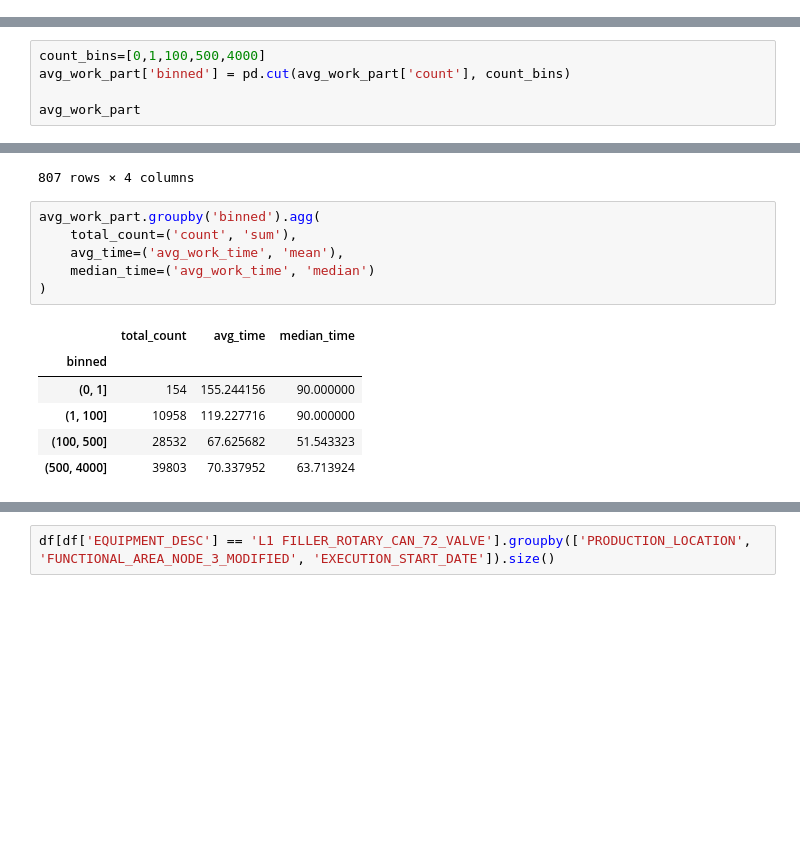
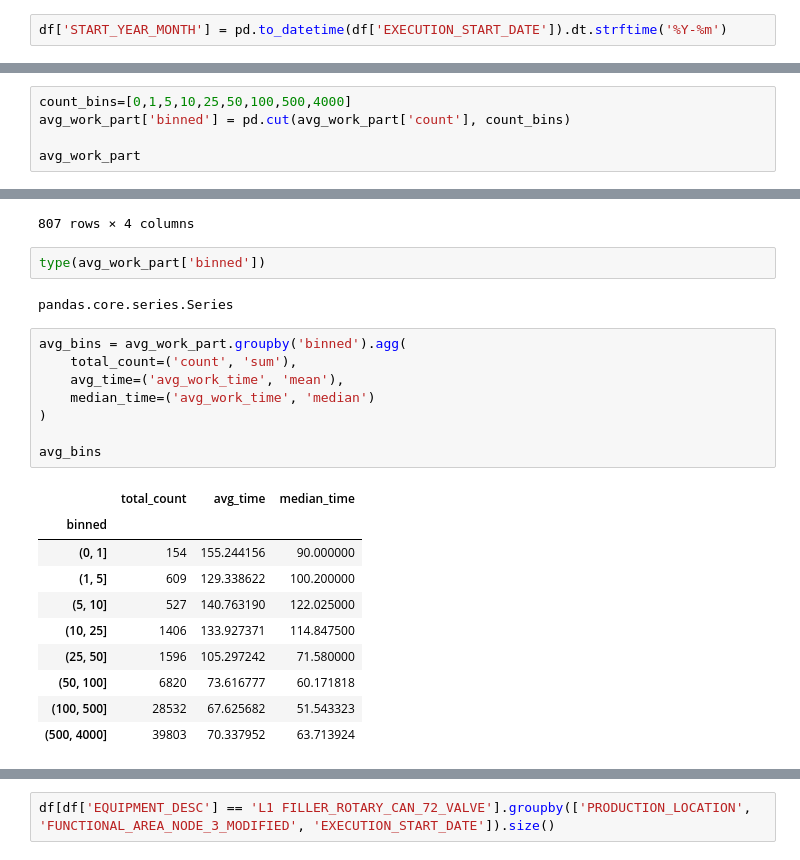
Before and after one commit to griffin-brown-95/GLB-Capstone-2, a Jupyter notebook: eda.ipynb, the cells around one changed output, grey strips where cells are left out. Saved outputs shown, nothing was run; the diff lists cells and outputs as text; blank space fills up the shorter version.

```diff
--- a/eda.ipynb
+++ b/eda.ipynb
@@ -114,3 +114,5 @@ Data columns (total 25 columns):
  24  EQUIP_VALID_TO                   0 non-null        datetime64[ns]
 dtypes: datetime64[ns](7), float64(3), int64(1), object(14)
 memory usage: 272.2+ MB
+# %%
+df['START_YEAR_MONTH'] = pd.to_datetime(df['EXECUTION_START_DATE']).dt.strftime('%Y-%m')
@@ -346,7 +357,7 @@ avg_work_part
 | 806 | L3 LINEAR ACTUATOR #3 | 1 | 120.000000 |
 807 rows × 3 columns
 # %%
-count_bins=[0,1,100,500,4000]
+count_bins=[0,1,5,10,25,50,100,500,4000]
 avg_work_part['binned'] = pd.cut(avg_work_part['count'], count_bins)
 
 avg_work_part
@@ -364,16 +375,26 @@ avg_work_part
 | 805 | L10 WRAPPER_STRETCH_LANTECH_EAST | 1 | 24.000000 | (0, 1] |
 | 806 | L3 LINEAR ACTUATOR #3 | 1 | 120.000000 | (0, 1] |
 807 rows × 4 columns
+# %%
+type(avg_work_part['binned'])
+# %% [output]
+pandas.core.series.Series
 # %%
-avg_work_part.groupby('binned').agg(
+avg_bins = avg_work_part.groupby('binned').agg(
     total_count=('count', 'sum'),
     avg_time=('avg_work_time', 'mean'),
     median_time=('avg_work_time', 'median')
 )
+
+avg_bins
 # %% [output]
 |  | total_count | avg_time | median_time |
 | binned |  |  |  |
 | (0, 1] | 154 | 155.244156 | 90.000000 |
-| (1, 100] | 10958 | 119.227716 | 90.000000 |
+| (1, 5] | 609 | 129.338622 | 100.200000 |
+| (5, 10] | 527 | 140.763190 | 122.025000 |
+| (10, 25] | 1406 | 133.927371 | 114.847500 |
+| (25, 50] | 1596 | 105.297242 | 71.580000 |
+| (50, 100] | 6820 | 73.616777 | 60.171818 |
 | (100, 500] | 28532 | 67.625682 | 51.543323 |
 | (500, 4000] | 39803 | 70.337952 | 63.713924 |
```
Also changed, not shown: parts of 18 cells of this notebook.
